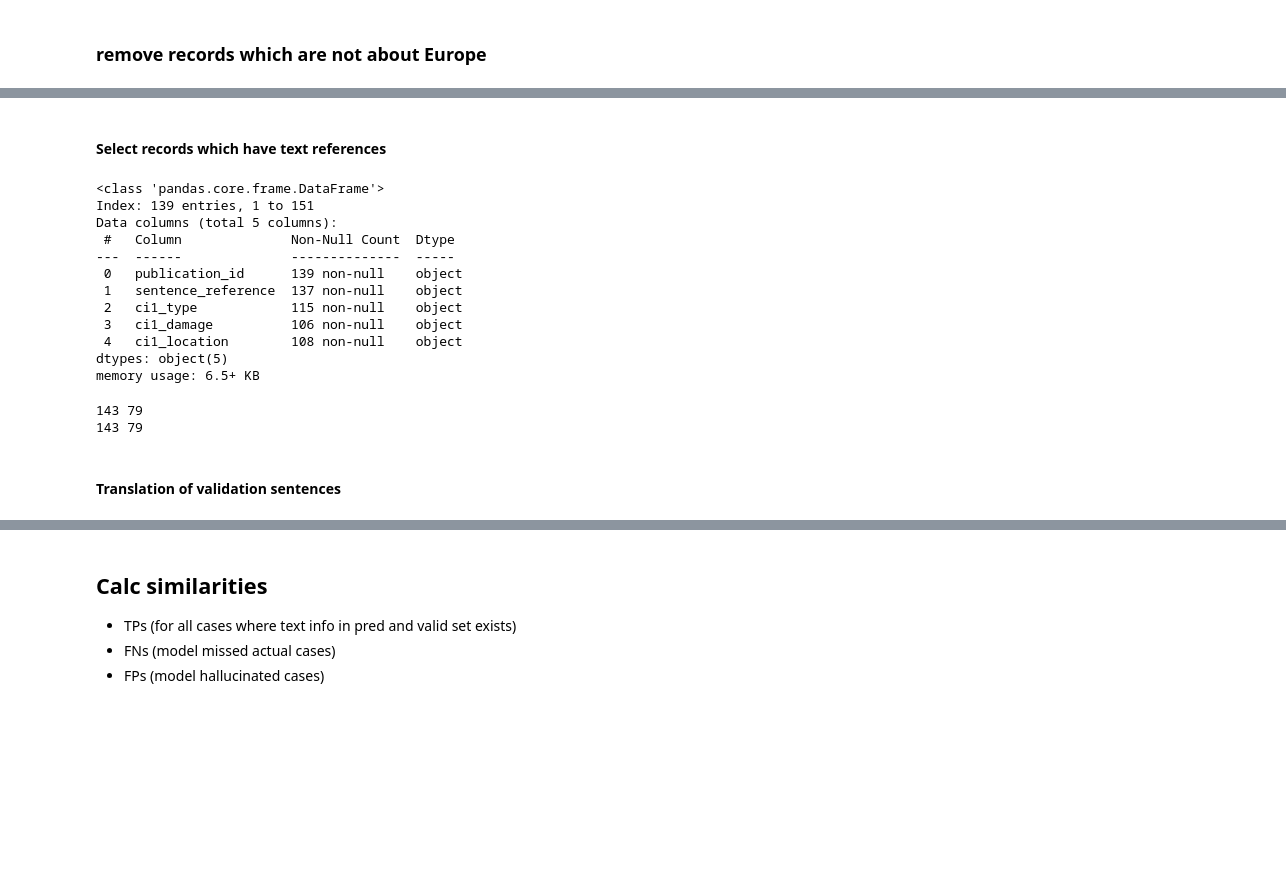
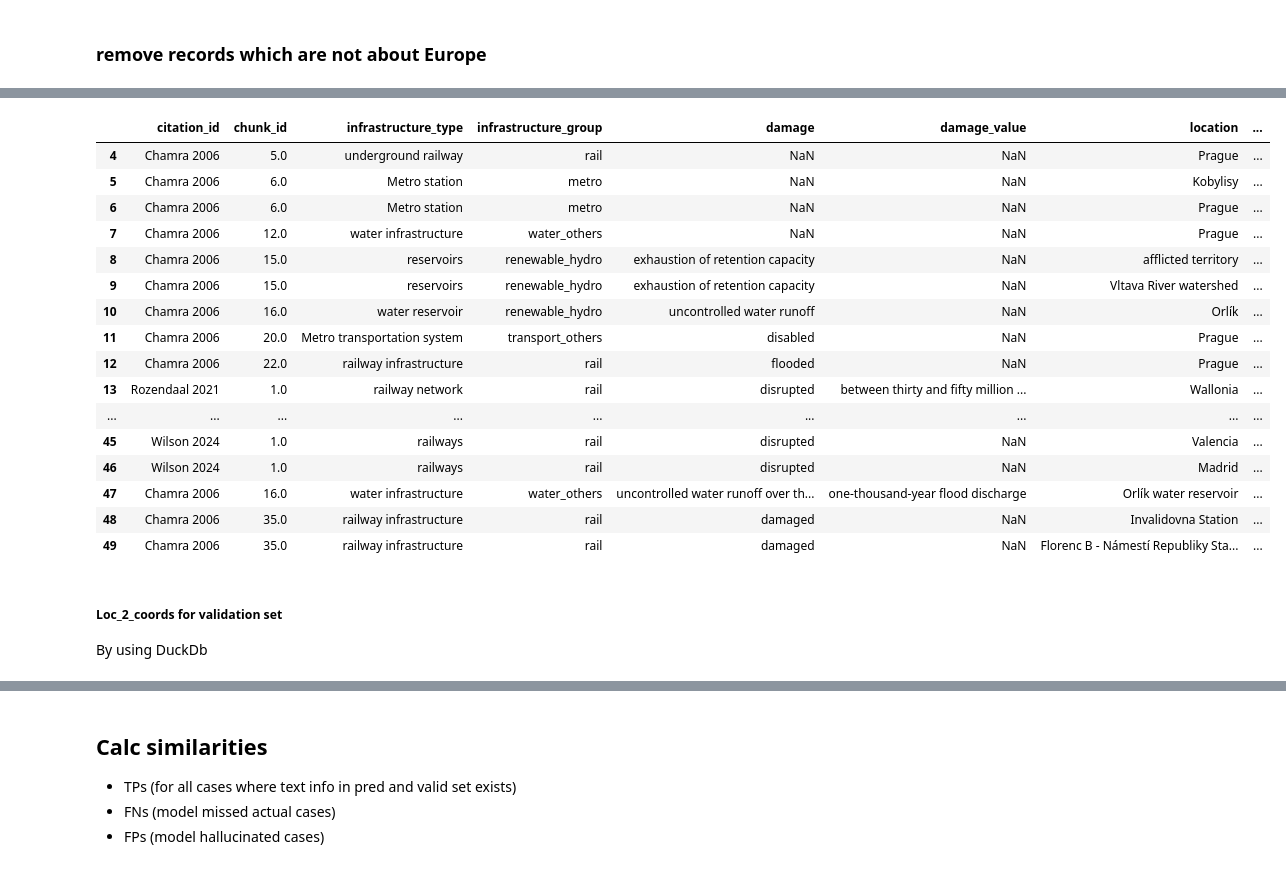
Before and after one commit to SWN-group-at-TU-Berlin/CI-impacts-information-retrieval, a Jupyter notebook: notebooks/llm_evaluation.ipynb, the cells around one changed output, grey strips where cells are left out. Cells and saved outputs as stored; diff of their text form; code cells hidden in the pictures; blank space fills up the shorter version.

Commit message:
feat/fix(eval): adapt Ni Li's validation approach, do it do-wise and for each CI sector

```diff
--- a/notebooks/llm_evaluation.ipynb
+++ b/notebooks/llm_evaluation.ipynb
@@ -238,5 +443,7 @@ number of duplicates to remove: 62
 # %% [markdown]
 ### remove records which are not about Europe
 # %%
-df_pred = df_pred[~df_pred["location"].isin(["New York", "New Jersey"])]
+df_pred = df_pred[~df_pred["location"].isin(["New York", "New Jersey", "New Orleans", "Fukushima"])]
+
+# TODO replace this with a search based on Europe after getting coords
 # %% [markdown]
@@ -282,0 +497,6 @@ See the caveats in the documentation: https://pandas.pydata.org/pandas-docs/stab
+# %%
+print(f"Dropping {df_valid.duplicated().sum()} duplicates in valid data")
+df_valid = df_valid.drop_duplicates()
+
+print(f"Dropping {df_pred[['citation_id', 'chunk_id', 'infrastructure_type','damage', 'location', 'chunk_text']].duplicated().sum()} duplicates in pred data")
+df_pred = df_pred[df_pred[['citation_id', 'chunk_id', 'infrastructure_type', 'damage', "damage_value", 'location', 'chunk_text']].duplicated() == False]
@@ -385,0 +571,5 @@ loc Letur
+# %%
+df_pred["location"] = df_pred["location"].str.replace(r"Málaga", "Malaga", regex=True)
+df_pred["coord_potential_locations"] = df_pred["coord_potential_locations"].str.replace(r"Málaga", "Malaga", regex=True)#.
+
+df_valid["ci1_location"] = df_valid["ci1_location"].str.replace(r"Málaga", "Malaga", regex=True)
@@ -394,7 +676,0 @@ len(df_pred)
-# %%
-
-print(f"Dropping {df_valid.duplicated().sum()} duplicates in valid data")
-df_valid = df_valid.drop_duplicates()
-
-print(f"Dropping {df_pred[['citation_id', 'chunk_id', 'infrastructure_type','damage', 'location', 'chunk_text']].duplicated().sum()} duplicates in pred data")
-df_pred = df_pred[df_pred[['citation_id', 'chunk_id', 'infrastructure_type', 'damage', 'location', 'chunk_text']].duplicated() == False]
@@ -550,28 +677,26 @@ nlp = spacy.load("../spacy_model_pipeline")
-# %% [markdown]
-#### Select records which have text references
-# %%
-df_valid_org.info()
-# %% [output]
-<class 'pandas.core.frame.DataFrame'>
-Index: 139 entries, 1 to 151
-Data columns (total 5 columns):
- #   Column              Non-Null Count  Dtype
----  ------              --------------  -----
- 0   publication_id      139 non-null    object
- 1   sentence_reference  137 non-null    object
- 2   ci1_type            115 non-null    object
- 3   ci1_damage          106 non-null    object
- 4   ci1_location        108 non-null    object
-dtypes: object(5)
-memory usage: 6.5+ KB
-# %%
-
-print(len(df_pred), len(df_valid))
-df_pred = df_pred[~df_pred["chunk_text"].isna()].reset_index(drop=True)
-df_valid = df_valid[~df_valid["sentence_reference"].isna()].reset_index(drop=True)
-print(len(df_pred), len(df_valid))
-# %% [output]
-143 79
-143 79
-# %% [markdown]
-#### Translation of validation sentences
+# %%
+df_pred[[
+    "citation_id","chunk_id", "infrastructure_type", "infrastructure_group", "damage", "damage_value", "location", "ci_entity",	"geo_entity", "infrastructure_type_org",	"damage_org","damage_value_org","locations_org","coords","coords_coarse"
+    ]][4:50]
+# check for duplicates
+# %% [output]
+|  | citation_id | chunk_id | infrastructure_type | infrastructure_group | damage | damage_value | location | ... |
+| 4 | Chamra 2006 | 5.0 | underground railway | rail | NaN | NaN | Prague | ... |
+| 5 | Chamra 2006 | 6.0 | Metro station | metro | NaN | NaN | Kobylisy | ... |
+| 6 | Chamra 2006 | 6.0 | Metro station | metro | NaN | NaN | Prague | ... |
+| 7 | Chamra 2006 | 12.0 | water infrastructure | water_others | NaN | NaN | Prague | ... |
+| 8 | Chamra 2006 | 15.0 | reservoirs | renewable_hydro | exhaustion of retention capacity | NaN | afflicted territory | ... |
+| 9 | Chamra 2006 | 15.0 | reservoirs | renewable_hydro | exhaustion of retention capacity | NaN | Vltava River watershed | ... |
+| 10 | Chamra 2006 | 16.0 | water reservoir | renewable_hydro | uncontrolled water runoff | NaN | Orlík | ... |
+| 11 | Chamra 2006 | 20.0 | Metro transportation system | transport_others | disabled | NaN | Prague | ... |
+| 12 | Chamra 2006 | 22.0 | railway infrastructure | rail | flooded | NaN | Prague | ... |
+| 13 | Rozendaal 2021 | 1.0 | railway network | rail | disrupted | between thirty and fifty million ... | Wallonia | ... |
+| ... | ... | ... | ... | ... | ... | ... | ... | ... |
+| 45 | Wilson 2024 | 1.0 | railways | rail | disrupted | NaN | Valencia | ... |
+| 46 | Wilson 2024 | 1.0 | railways | rail | disrupted | NaN | Madrid | ... |
+| 47 | Chamra 2006 | 16.0 | water infrastructure | water_others | uncontrolled water runoff over th... | one‑thousand‑year flood discharge | Orlík water reservoir | ... |
+| 48 | Chamra 2006 | 35.0 | railway infrastructure | rail | damaged | NaN | Invalidovna Station | ... |
+| 49 | Chamra 2006 | 35.0 | railway infrastructure | rail | damaged | NaN | Florenc B - Námestí Republiky Sta... | ... |
+# %% [markdown]
+##### Loc_2_coords for validation set
+By using DuckDb
```
Also changed, not shown: parts of 163 cells of this notebook.
